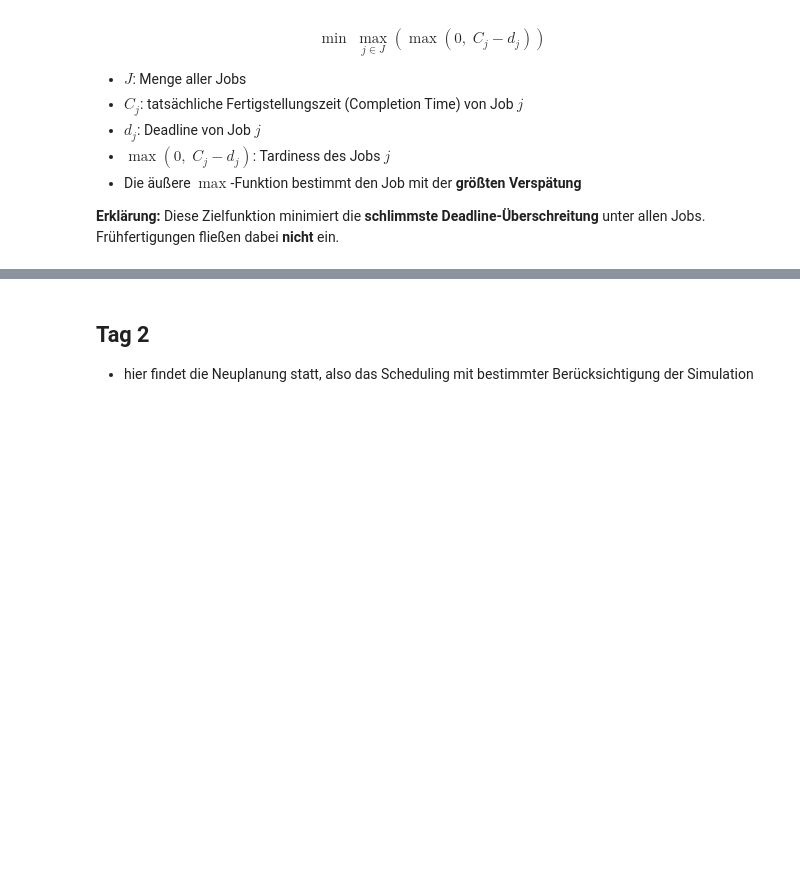
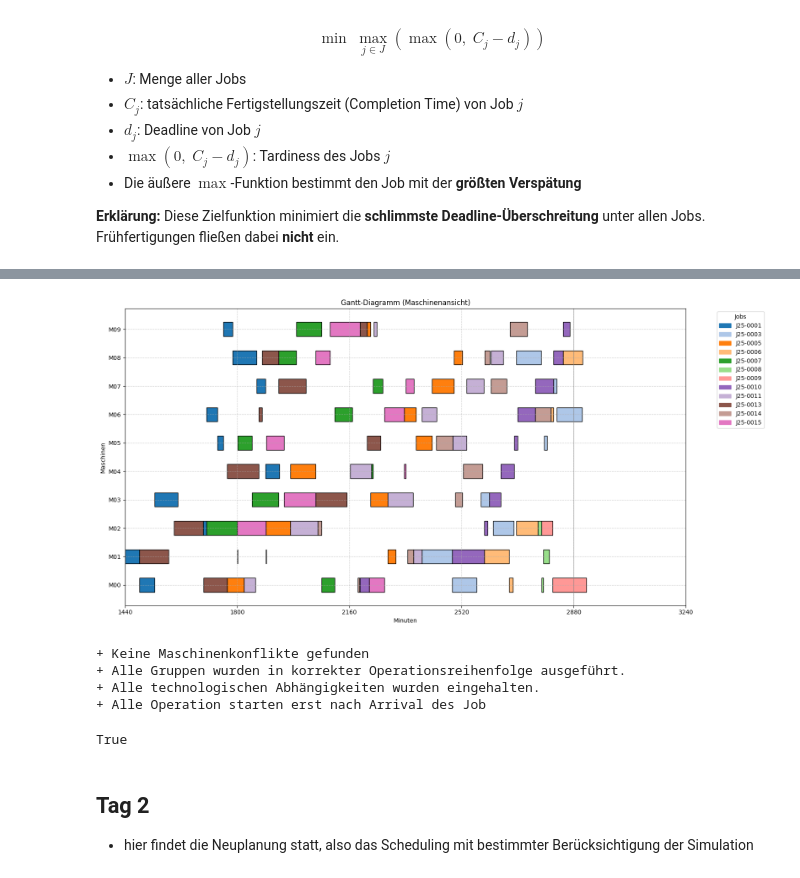
Before and after one commit to konrad-adamski/HTWD_Minimalinvasives_Job-Shop_Scheduling, a Jupyter notebook: notebooks/02_COIN_OR_Linear_Programming/02_Tardiness.ipynb, the cells around one changed output, grey strips where cells are left out. Saved outputs shown, nothing was run; the diff lists cells and outputs as text; code cells hidden in the pictures; blank space fills up the shorter version.

```diff
--- a/notebooks/02_COIN_OR_Linear_Programming/02_Tardiness.ipynb
+++ b/notebooks/02_COIN_OR_Linear_Programming/02_Tardiness.ipynb
@@ -306,4 +306,19 @@ Solver-Informationen:
 160 rows × 11 columns
+# %%
+columns = ["Job", "Operation", "Machine", "Arrival", "Start", "Processing Time", "End"]
+df_combined = pd.concat([df_execution, df_active[columns]], ignore_index=True)
+show.plot_gantt_machines(df_combined)
+check.is_machine_conflict_free(df_combined)
+check.is_operation_sequence_correct(df_combined)
+check.is_job_timing_correct(df_combined)
+check.is_start_correct(df_combined)
+# %% [output]
+[figure, added]
++ Keine Maschinenkonflikte gefunden
++ Alle Gruppen wurden in korrekter Operationsreihenfolge ausgeführt.
++ Alle technologischen Abhängigkeiten wurden eingehalten.
++ Alle Operation starten erst nach Arrival des Job
+True
 # %% [markdown]
 ## Tag 2
 - hier findet die Neuplanung statt, also das Scheduling mit bestimmter Berücksichtigung der Simulation
```
Also changed, not shown: parts of 22 cells of this notebook.
